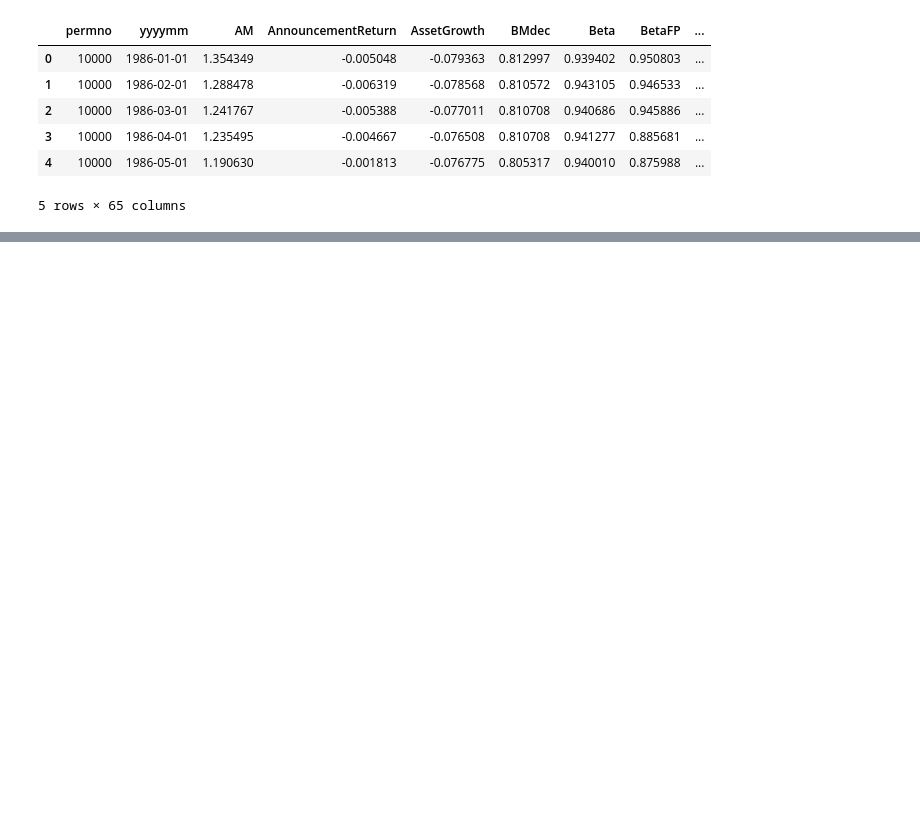
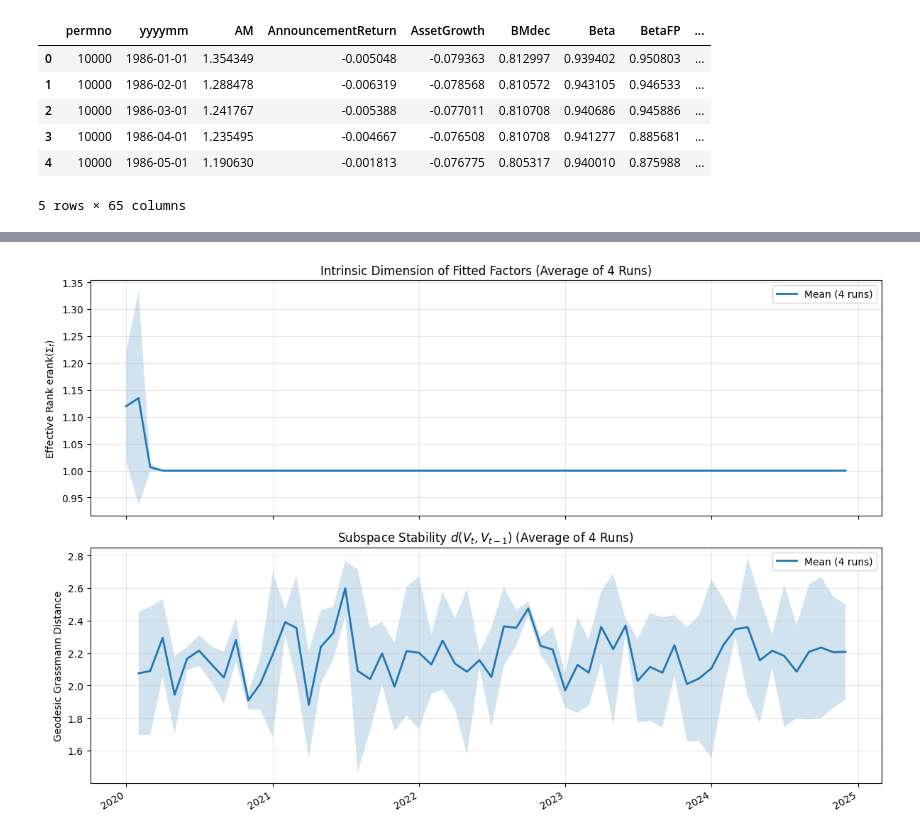
Before and after one commit to arshdeep11112000/TheVirtueOfComplexity_PaperReplication_Experimentation-master, a Jupyter notebook: notebooks/expermint_ppp.ipynb, the cells around one changed output, grey strips where cells are left out. Cells and saved outputs as stored; diff of their text form; code cells hidden in the pictures; blank space fills up the shorter version.

```diff
--- a/notebooks/expermint_ppp.ipynb
+++ b/notebooks/expermint_ppp.ipynb
@@ -249,0 +472,71 @@ Hit Rate          : 63.33%
+# %%
+import pandas as pd
+import matplotlib.pyplot as plt
+import matplotlib.dates as mdates
+
+# choose 4 seeds (edit as needed)
+selected_seeds = sorted(results)[:4]
+
+# stack + average
+diag_stack = []
+for s in selected_seeds:
+    d = results[s]["diag"].copy()
+    d["yyyymm"] = pd.to_datetime(d["yyyymm"], errors="coerce")
+    d["erank"] = pd.to_numeric(d["erank"], errors="coerce")
+    d["grassmann_dist"] = pd.to_numeric(d["grassmann_dist"], errors="coerce")
+    d = d.dropna(subset=["yyyymm"])
+    d["seed"] = s
+    diag_stack.append(d[["yyyymm", "erank", "grassmann_dist", "seed"]])
+
+diag_all = pd.concat(diag_stack, ignore_index=True)
+
+diag_avg = (
+    diag_all.groupby("yyyymm", as_index=False)
+    .agg(
+        erank_mean=("erank", "mean"),
+        gdist_mean=("grassmann_dist", "mean"),
+        erank_std=("erank", "std"),
+        gdist_std=("grassmann_dist", "std"),
+    )
+    .sort_values("yyyymm")
+)
+
+fig, axes = plt.subplots(2, 1, figsize=(12, 8), sharex=True)
+
+# mean line
+axes[0].plot(diag_avg["yyyymm"], diag_avg["erank_mean"], linewidth=2, label="Mean (4 runs)")
+axes[1].plot(diag_avg["yyyymm"], diag_avg["gdist_mean"], linewidth=2, label="Mean (4 runs)")
+
+# optional uncertainty band (±1 std)
+axes[0].fill_between(
+    diag_avg["yyyymm"],
+    diag_avg["erank_mean"] - diag_avg["erank_std"].fillna(0),
+    diag_avg["erank_mean"] + diag_avg["erank_std"].fillna(0),
+    alpha=0.2,
+)
+axes[1].fill_between(
+    diag_avg["yyyymm"],
+    diag_avg["gdist_mean"] - diag_avg["gdist_std"].fillna(0),
+    diag_avg["gdist_mean"] + diag_avg["gdist_std"].fillna(0),
+    alpha=0.2,
+)
+
+axes[0].set_ylabel(r"Effective Rank $\mathrm{erank}(\Sigma_f)$")
+axes[0].set_title("Intrinsic Dimension of Fitted Factors (Average of 4 Runs)")
+axes[0].legend()
+axes[0].grid(True, alpha=0.3)
+
+axes[1].set_ylabel("Geodesic Grassmann Distance")
+axes[1].set_title(r"Subspace Stability $d(V_t, V_{t-1})$ (Average of 4 Runs)")
+axes[1].legend()
+axes[1].grid(True, alpha=0.3)
+
+for ax in axes:
+    ax.xaxis.set_major_formatter(mdates.DateFormatter("%Y"))
+    ax.xaxis.set_major_locator(mdates.YearLocator(1))
+
+fig.autofmt_xdate()
+plt.tight_layout()
+plt.show()
+# %% [output]
+[figure, added]
```
Also changed, not shown: parts of 25 cells of this notebook, 9 other files.
